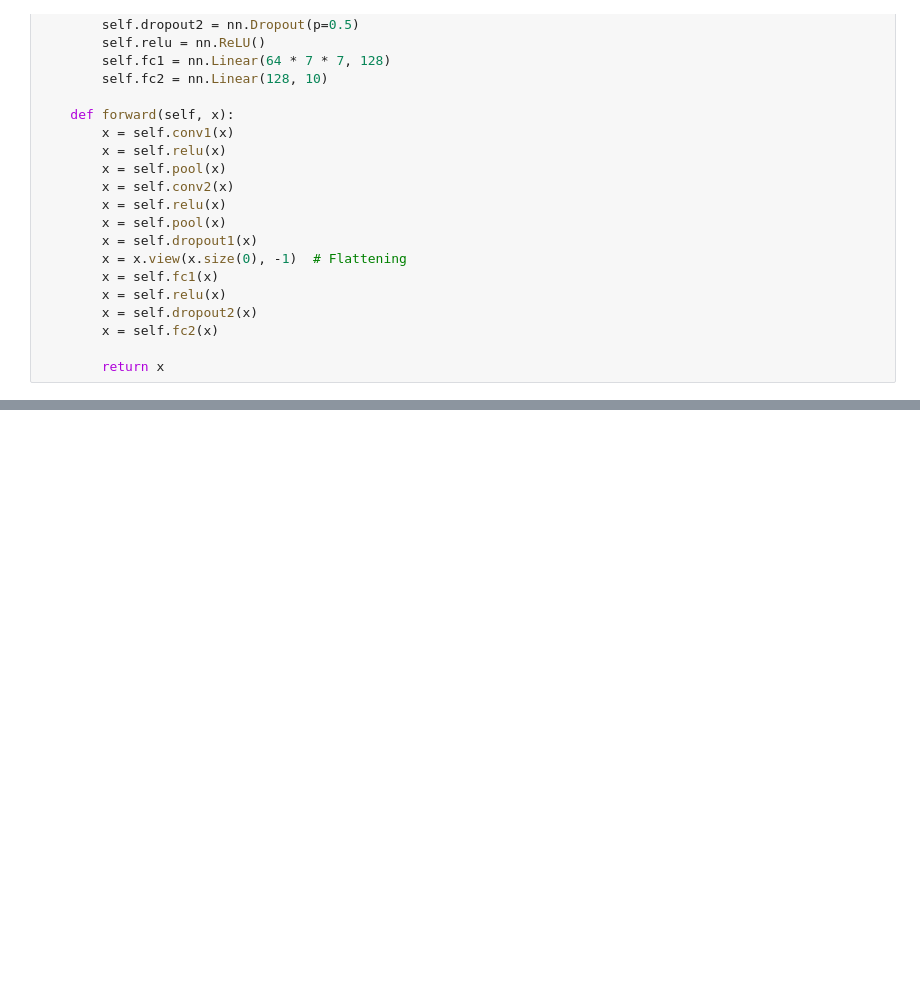
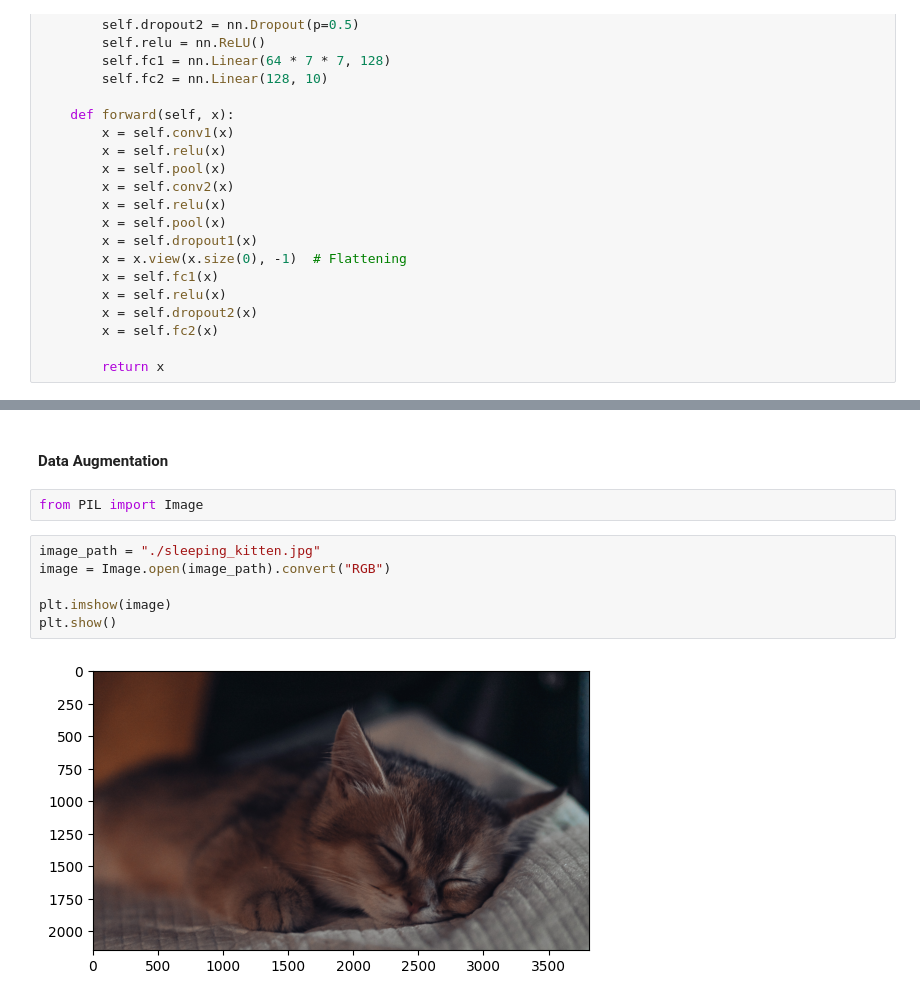
Before and after one commit to irinamrdhtllh/ai-for-autonomous-systems, a Jupyter notebook: week_4b.ipynb, the cells around one changed output, grey strips where cells are left out. Saved outputs shown, nothing was run; the diff lists cells and outputs as text; blank space fills up the shorter version.

Commit message:
Add data augmentation examples

```diff
--- a/week_4b.ipynb
+++ b/week_4b.ipynb
@@ -511,0 +506,12 @@ F1 Score: 0.9917
+# %% [markdown]
+#### Data Augmentation
+# %%
+from PIL import Image
+# %%
+image_path = "./sleeping_kitten.jpg"
+image = Image.open(image_path).convert("RGB")
+
+plt.imshow(image)
+plt.show()
+# %% [output]
+[figure, added]
```
Also changed, not shown: parts of 25 cells of this notebook.
